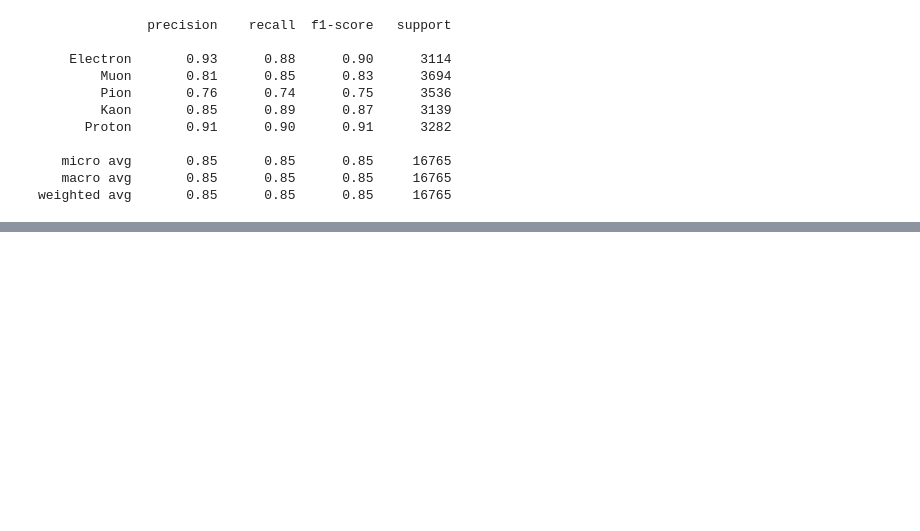
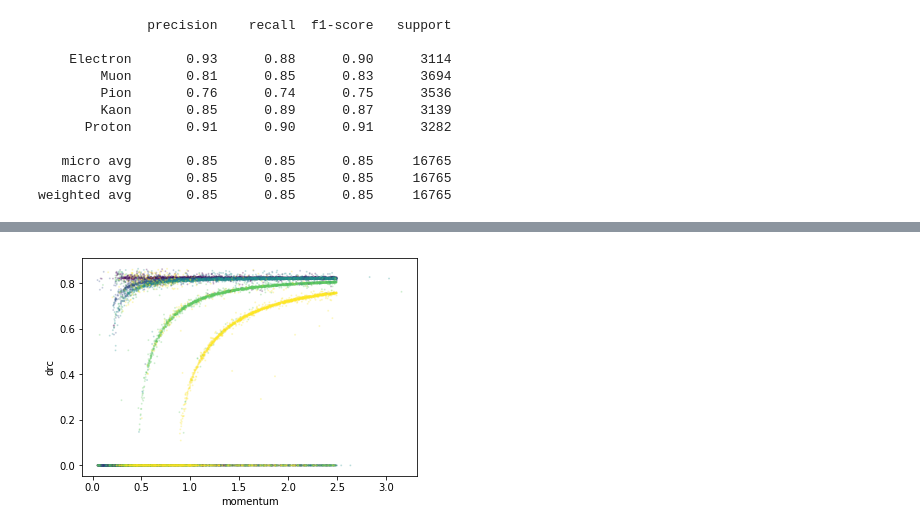
Before and after one commit to marcelkunze/notebooks-ipa, a Jupyter notebook: pid.ipynb, the cells around one changed output, grey strips where cells are left out. Saved outputs shown, nothing was run; the diff lists cells and outputs as text; code cells hidden in the pictures; blank space fills up the shorter version.

```diff
--- a/pid.ipynb
+++ b/pid.ipynb
@@ -280,0 +291,8 @@ plt.show()
+# %%
+plt.scatter(momentum, drc, alpha=0.2,
+            s=1, c=pred_labels, cmap='viridis')
+plt.ylabel('drc')
+plt.xlabel('momentum')
+plt.show()
+# %% [output]
+[figure, added]
```
Also changed, not shown: parts of 15 cells of this notebook.
